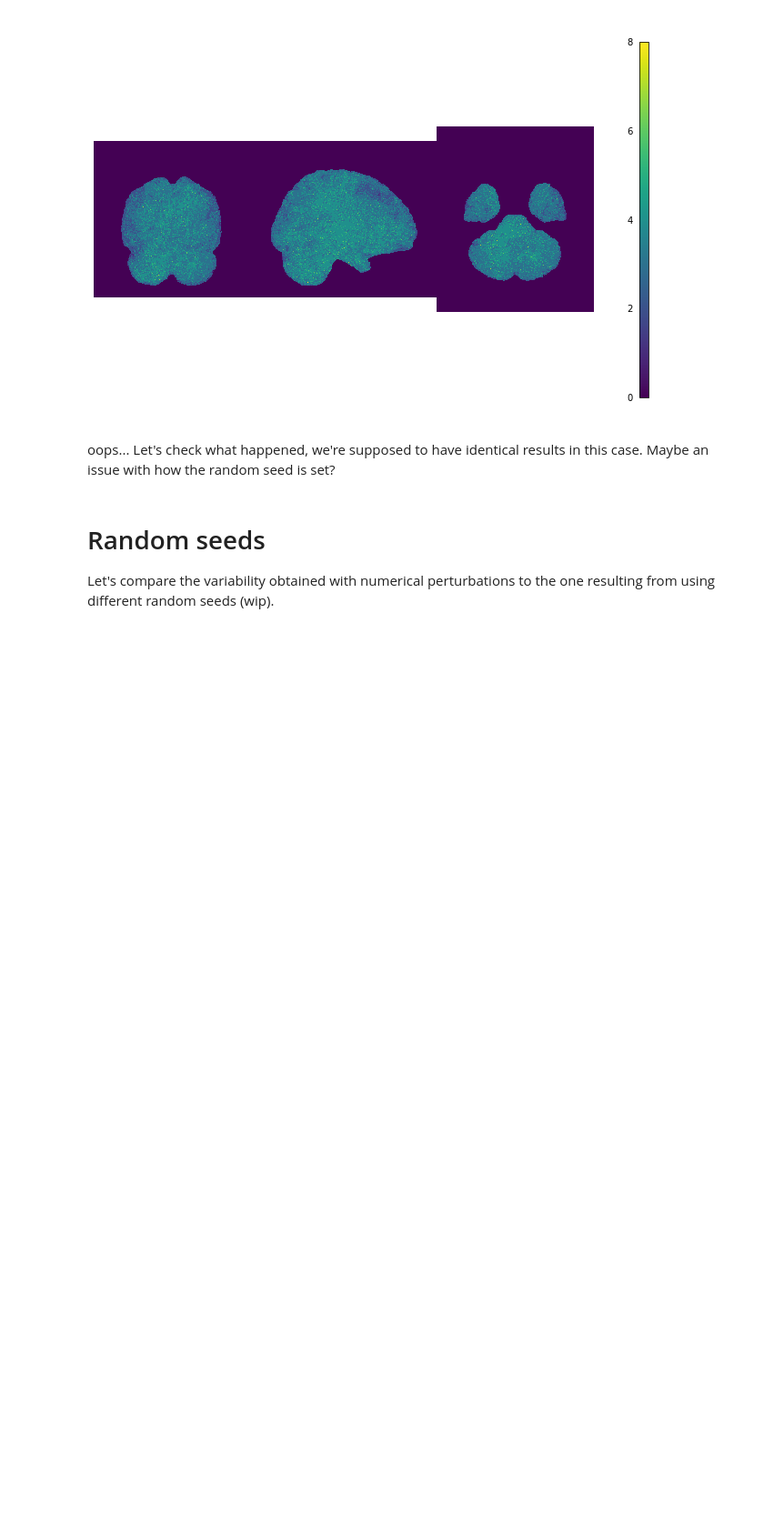
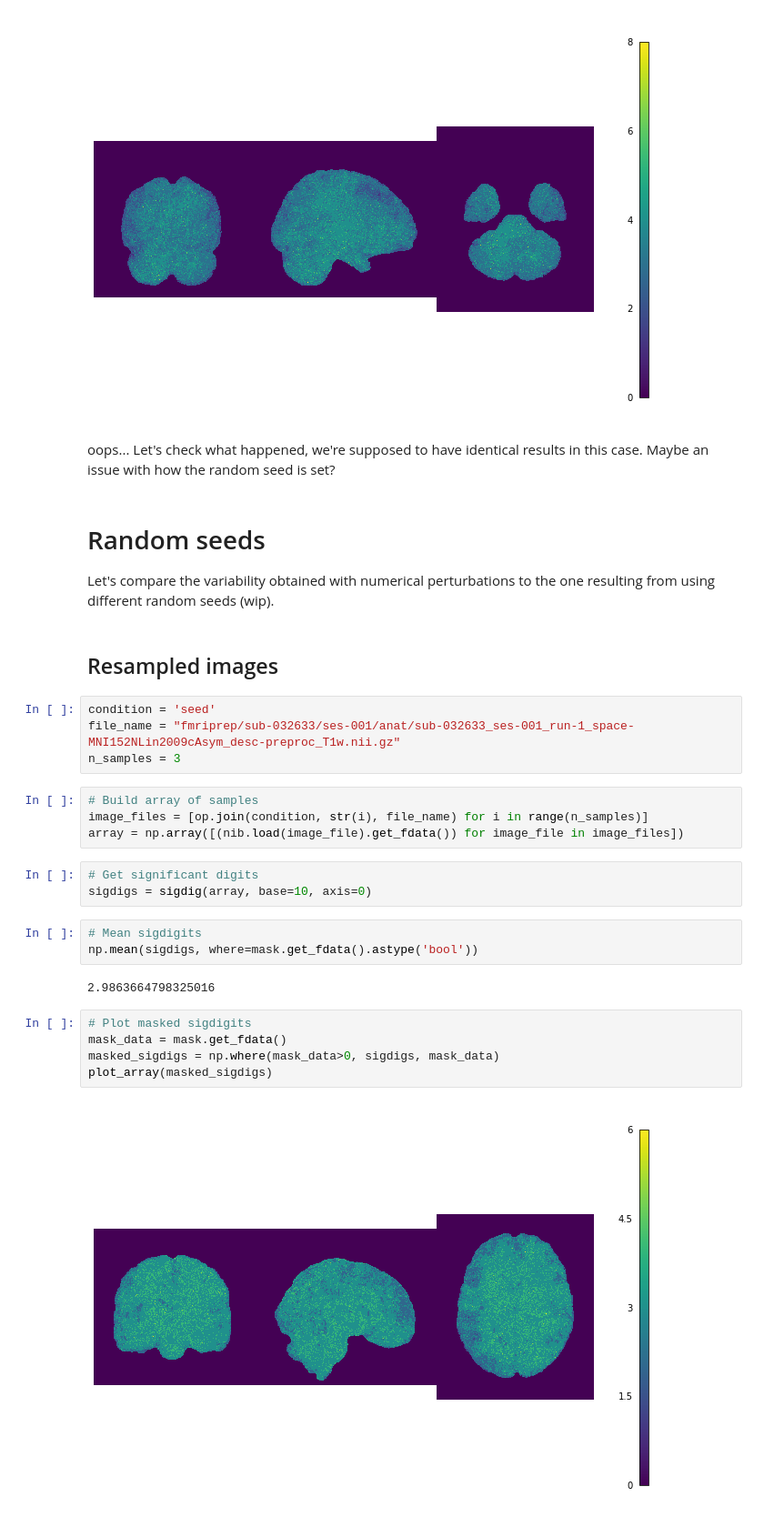
Before and after one commit to yohanchatelain/fuzzy-fmriprep, a Jupyter notebook: sigdigits.ipynb, the cells around one changed output. Shown at 91% size. Drawn from its saved outputs; the diff is of its cells as text; blank space fills up the shorter version.

Commit message:
Added random seed samples

```diff
--- a/sigdigits.ipynb
+++ b/sigdigits.ipynb
@@ -253,3 +253,28 @@ oops... Let's check what happened, we're supposed to have identical results in t
 # Random seeds
 
 Let's compare the variability obtained with numerical perturbations to the one resulting from using different random seeds (wip).
+# %% [markdown]
+## Resampled images
+# %%
+condition = 'seed'
+file_name = "fmriprep/sub-032633/ses-001/anat/sub-032633_ses-001_run-1_space-MNI152NLin2009cAsym_desc-preproc_T1w.nii.gz"
+n_samples = 3
+# %%
+# Build array of samples
+image_files = [op.join(condition, str(i), file_name) for i in range(n_samples)]
+array = np.array([(nib.load(image_file).get_fdata()) for image_file in image_files])
+# %%
+# Get significant digits
+sigdigs = sigdig(array, base=10, axis=0)
+# %%
+# Mean sigdigits
+np.mean(sigdigs, where=mask.get_fdata().astype('bool'))
+# %% [output]
+2.9863664798325016
+# %%
+# Plot masked sigdigits
+mask_data = mask.get_fdata()
+masked_sigdigs = np.where(mask_data>0, sigdigs, mask_data)
+plot_array(masked_sigdigs)
+# %% [output]
+[figure, added]
```
Also changed, not shown: parts of 3 cells of this notebook.
